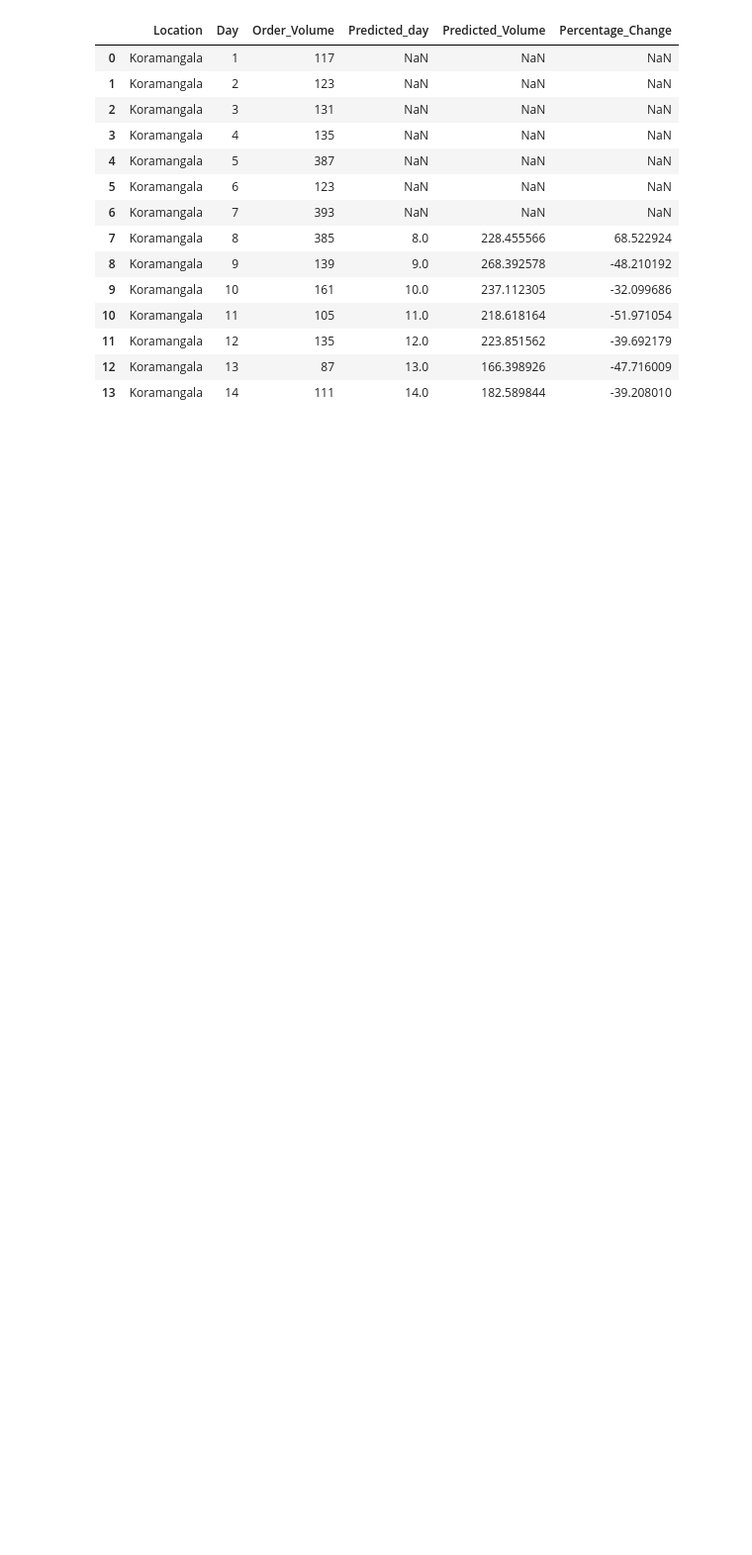
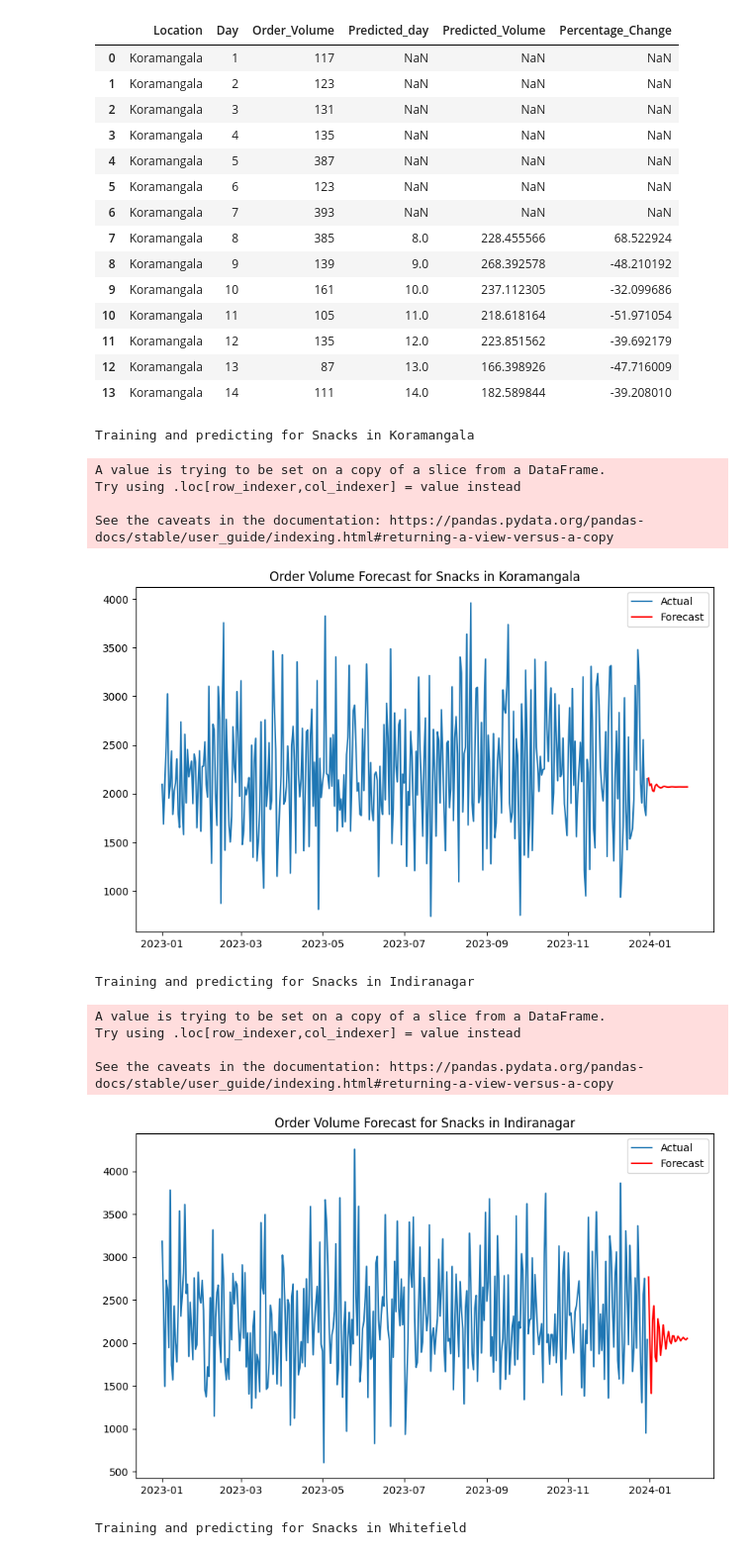
Before and after one commit to rahul8879/swiggy_demand_modelling, a Jupyter notebook: notebooks/Demand_forecasting.ipynb, the cells around one changed output. Shown: that part at 99% size. Cells and saved outputs as stored; diff of their text form; code cells hidden in the pictures; blank space fills up the shorter version.

Commit message:
Trained arima model

```diff
--- a/notebooks/Demand_forecasting.ipynb
+++ b/notebooks/Demand_forecasting.ipynb
@@ -153,3 +156,57 @@ fig.add_trace(go.Scatter(x=last_7_days['Day'], y=last_7_days['Predicted_Volume']
 
 fig.update_layout(title="Actual vs Predicted Order Volume (Last 7 Days)", xaxis_title="Day", yaxis_title="Order Volume", plot_bgcolor="white")
 fig.show()
+# %%
+
+def train_predict_arima(product_data, location, product, days_for_training=30, days_to_predict=30):
+    df_filtered = product_data[(product_data['Location'] == location) & (product_data['Product'] == product)]
+    df_filtered['DateTime'] = pd.to_datetime(df_filtered['DateTime'])
+    df_filtered = df_filtered.set_index('DateTime')
+    df_filtered = df_filtered.resample('D').agg({'Order_Volume': 'sum'})
+    train_data = df_filtered[-days_for_training:]
+
+    model = ARIMA(train_data['Order_Volume'], order=(5, 1, 0))
+    model_fit = model.fit()
+    forecast = model_fit.forecast(steps=days_to_predict)
+    forecast_dates = pd.date_range(train_data.index[-1] + timedelta(days=1), periods=days_to_predict)
+    results_df = pd.DataFrame({
+        'Location': location,
+        'Day': list(range(1, len(df_filtered) + 1)) + list(range(len(df_filtered) + 1, len(df_filtered) + 1 + days_to_predict)),
+        'Order_Volume': list(df_filtered['Order_Volume'].values) + [None] * days_to_predict,
+        'Predicted_day': [None] * len(df_filtered) + list(range(len(df_filtered) + 1, len(df_filtered) + 1 + days_to_predict)),
+        'Predicted_Volume': [None] * len(df_filtered) + list(forecast)
+    })
+    plt.figure(figsize=(10, 6))
+    plt.plot(df_filtered.index, df_filtered['Order_Volume'], label='Actual')
+    plt.plot(forecast_dates, forecast, label='Forecast', color='red')
+    plt.title(f"Order Volume Forecast for {product} in {location}")
+    plt.legend()
+    plt.show()
+
+    return results_df
+def predict_for_all(product_data):
+    locations = product_data['Location'].unique()
+    products = product_data['Product'].unique()
+
+    all_results = pd.DataFrame()
+    for location in locations:
+        for product in products:
+            print(f"\nTraining and predicting for {product} in {location}")
+            results_df = train_predict_arima(product_data, location, product)
+            all_results = pd.concat([all_results, results_df], ignore_index=True)
+    print(all_results)
+predict_for_all(product_data)
+# %% [output]
+Training and predicting for Snacks in Koramangala
+A value is trying to be set on a copy of a slice from a DataFrame.
+Try using .loc[row_indexer,col_indexer] = value instead
+
+See the caveats in the documentation: https://pandas.pydata.org/pandas-docs/stable/user_guide/indexing.html#returning-a-view-versus-a-copy
+[figure, added]
+Training and predicting for Snacks in Indiranagar
+A value is trying to be set on a copy of a slice from a DataFrame.
+Try using .loc[row_indexer,col_indexer] = value instead
+
+See the caveats in the documentation: https://pandas.pydata.org/pandas-docs/stable/user_guide/indexing.html#returning-a-view-versus-a-copy
+[figure, added]
+Training and predicting for Snacks in Whitefield
```
Also changed, not shown: parts of 2 cells of this notebook.
